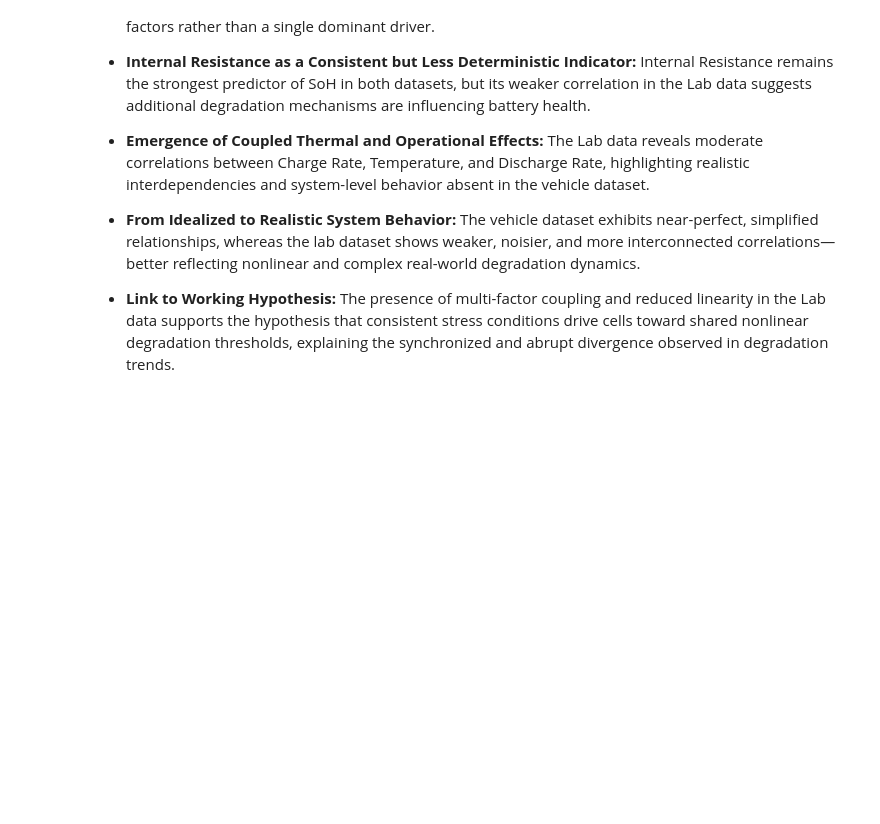
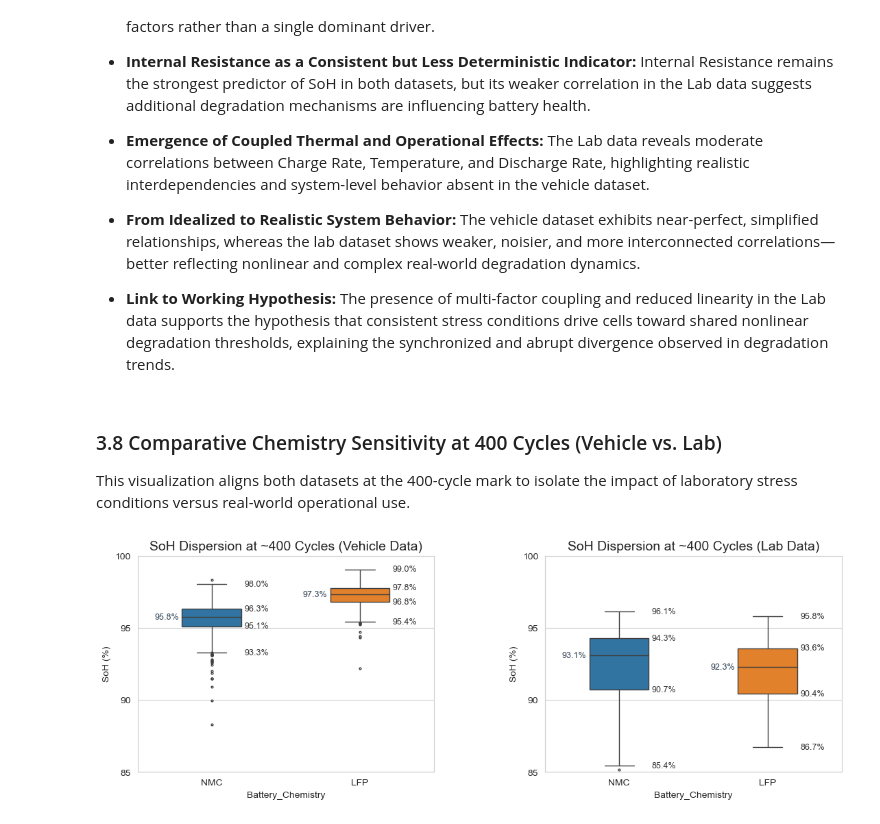
Before and after one commit to Ivan-Pelovski/Data-Science, a Jupyter notebook: NMC-vs-LFP.ipynb, the cells around one changed output. Cells and saved outputs as stored; diff of their text form; code cells hidden in the pictures; blank space fills up the shorter version.

```diff
--- a/NMC-vs-LFP.ipynb
+++ b/NMC-vs-LFP.ipynb
@@ -710,3 +712,37 @@ plt.show()
 * **From Idealized to Realistic System Behavior:** The vehicle dataset exhibits near-perfect, simplified relationships, whereas the lab dataset shows weaker, noisier, and more interconnected correlations—better reflecting nonlinear and complex real-world degradation dynamics.
 
 * **Link to Working Hypothesis:** The presence of multi-factor coupling and reduced linearity in the Lab data supports the hypothesis that consistent stress conditions drive cells toward shared nonlinear degradation thresholds, explaining the synchronized and abrupt divergence observed in degradation trends.
+# %% [markdown]
+### 3.8 Comparative Chemistry Sensitivity at 400 Cycles (Vehicle vs. Lab)
+This visualization aligns both datasets at the 400-cycle mark to isolate the impact of laboratory stress conditions versus real-world operational use.
+# %%
+# 1. Isolate the 400-cycle snapshots for both datasets
+veh_400 = vehicle_data[
+    (vehicle_data['Charging_Cycles'] > 350) & (vehicle_data['Charging_Cycles'] < 450)
+]
+lab_400 = harmonized_cycle_data[
+    (harmonized_cycle_data['Charging_Cycles'] > 350) & (harmonized_cycle_data['Charging_Cycles'] < 450)
+]
+
+fig, axes = plt.subplots(1, 2, figsize=(13, 6))
+
+# Plot 1: Vehicle Data at 400 Cycles
+sns.boxplot(ax=axes[0], data=veh_400, x='Battery_Chemistry', y='SoH (%)', order=chem_order,
+            hue='Battery_Chemistry', palette=chem_palette, legend=False, width=0.4, fliersize=2)
+axes[0].set_title('SoH Dispersion at ~400 Cycles (Vehicle Data)', fontsize=14)
+axes[0].set_yticks(np.arange(85, 105, 5))
+axes[0].set_ylim(85, 100)
+annotate_boxplot(axes[0], veh_400, 'Battery_Chemistry', 'SoH (%)', order=chem_order)
+
+# Plot 2: Harmonized Lab Data at 400 Cycles
+sns.boxplot(ax=axes[1], data=lab_400, x='Battery_Chemistry', y='SoH (%)', order=chem_order,
+            hue='Battery_Chemistry', palette=chem_palette, legend=False, width=0.4, fliersize=2)
+axes[1].set_title('SoH Dispersion at ~400 Cycles (Lab Data)', fontsize=14)
+axes[1].set_yticks(np.arange(85, 105, 5))
+axes[1].set_ylim(85, 100)
+annotate_boxplot(axes[1], lab_400, 'Battery_Chemistry', 'SoH (%)', order=chem_order)
+
+plt.tight_layout(pad=8)
+plt.show()
+# %% [output]
+[figure, added]
```
Also changed, not shown: parts of 2 cells of this notebook.
